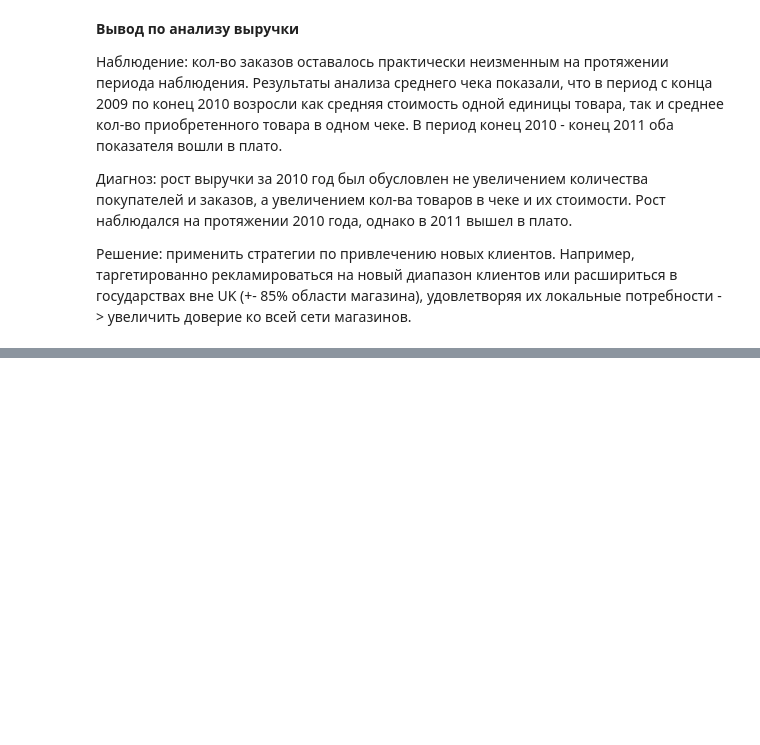
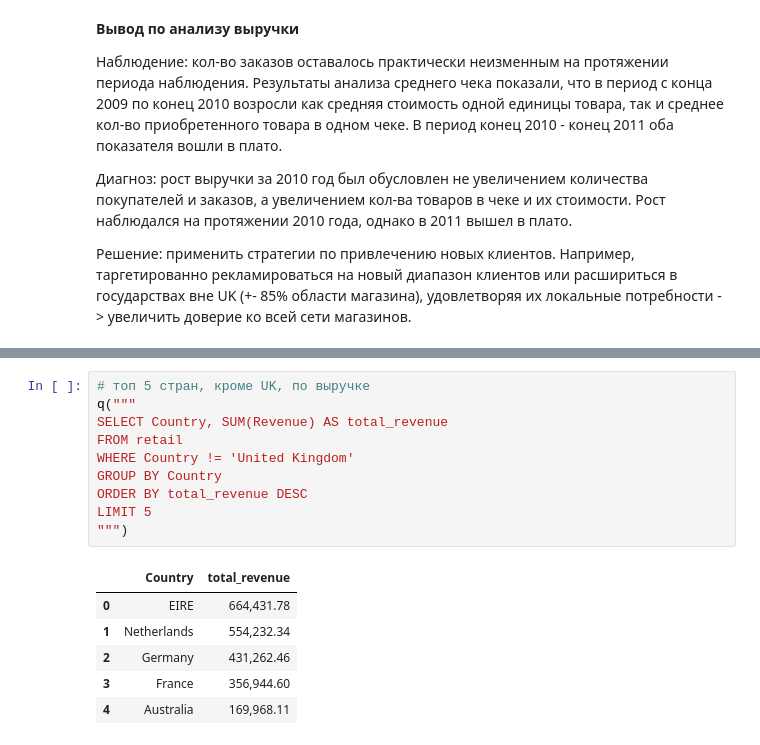
Before and after one commit to z0etar0twh/online-retail-analysis, a Jupyter notebook: online-retail-analysis.ipynb, the cells around one changed output, grey strips where cells are left out. Cells and saved outputs as stored; diff of their text form; blank space fills up the shorter version.

```diff
--- a/online-retail-analysis.ipynb
+++ b/online-retail-analysis.ipynb
@@ -338,0 +438,17 @@ monthly['avg_check'].plot(title='Средний чек по месяцам', fig
+# %%
+# топ 5 стран, кроме UK, по выручке
+q("""
+SELECT Country, SUM(Revenue) AS total_revenue
+FROM retail
+WHERE Country != 'United Kingdom'
+GROUP BY Country
+ORDER BY total_revenue DESC
+LIMIT 5
+""")
+# %% [output]
+|  | Country | total_revenue |
+| 0 | EIRE | 664,431.78 |
+| 1 | Netherlands | 554,232.34 |
+| 2 | Germany | 431,262.46 |
+| 3 | France | 356,944.60 |
+| 4 | Australia | 169,968.11 |
```
Also changed, not shown: parts of 14 cells of this notebook.
